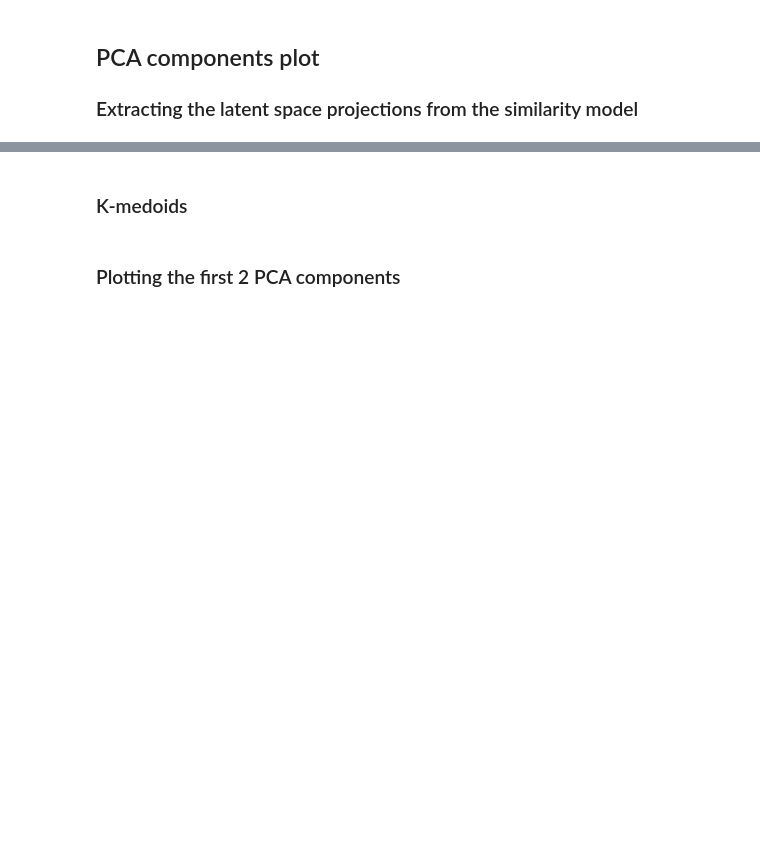
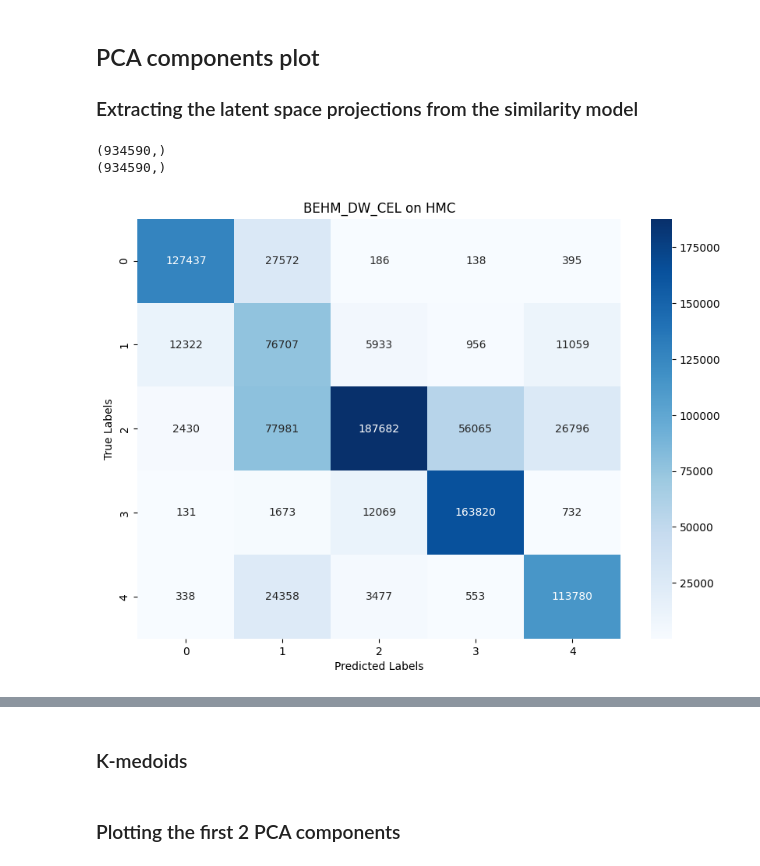
Before and after one commit to EmanueleTinghi/physioex, a Jupyter notebook: examples/latent_space_visualization.ipynb, the cells around one changed output, grey strips where cells are left out. Drawn from its saved outputs; the diff is of its cells as text; code cells hidden in the pictures; blank space fills up the shorter version.

```diff
--- a/examples/latent_space_visualization.ipynb
+++ b/examples/latent_space_visualization.ipynb
@@ -161,10 +114,10 @@ seqsleepnet_model_MSM_EW.eval()
 # %%
-path_ep_scl_BEHM_EW = "/home/tinghi/physioex/models/behm_oneweight/ssn_ep_scl/fold=-1-epoch=10-step=17070-val_acc=0.81.ckpt"
+path_ep_scl_HMC_BEHM_DW_CEL = "/home/tinghi/physioex/models/HMC_BEHM_DW_CEL/ssn_ep_scl/fold=-1-epoch=16-step=11624-val_acc=0.72.ckpt"
 # First, load the model without strict argument
-seqsleepnet_model_BEHM_EW = load_pretrained_model("seqsleepnet", in_channels=1, sequence_length=21, loss="scl", ckpt_path=path_ep_scl_BEHM_EW)
+seqsleepnet_model_HMC_BEHM_DW_CEL = load_pretrained_model("seqsleepnet_epochscl", in_channels=1, sequence_length=21, loss_params={"class_weights": torch.tensor([7.6, 15, 2.1, 9, 6])} ,loss="scl_behm", ckpt_path=path_ep_scl_HMC_BEHM_DW_CEL)
 # Then, load the checkpoint with strict=False
-checkpoint = torch.load(path_ep_scl_BEHM_EW, map_location='cuda')
-seqsleepnet_model_BEHM_EW.load_state_dict(checkpoint['state_dict'], strict=False)
+checkpoint = torch.load(path_ep_scl_HMC_BEHM_DW_CEL, map_location='cuda')
+seqsleepnet_model_HMC_BEHM_DW_CEL.load_state_dict(checkpoint['state_dict'], strict=False)
 
 # Set the model to evaluation mode
-seqsleepnet_model_BEHM_EW.eval()
+seqsleepnet_model_HMC_BEHM_DW_CEL.eval()
@@ -234,27 +145,3 @@ ax2.set_title('Spectrogram 2')
-# %%
-# Get the train dataloader
-train_dataloader = datamodule.train_dataloader()
-
-# Create an iterator from the dataloader
-train_dataloader_iter = iter(train_dataloader)
-
-# Get the first element
-first_element = next(train_dataloader_iter)
-
-# Print the first element
-print(first_element)
-# %%
-# Get the train dataloader
-train_dataloader = datamodule.train_dataloader()
-
-# Create an iterator from the dataloader
-train_dataloader_iter = iter(train_dataloader)
-
-# Get the first element
-first_element = next(train_dataloader_iter)
-
-# Print the first element
-print(first_element)
 # %% [markdown]
 ## PCA components plot
 
@@ -266,23 +153,27 @@ seqsleepnet_conc_model
 seqsleepnet_epoch_model
 # %%
 train_projections, y_train_true, y_train_pred = compute_projections(
-    seqsleepnet_model_BEHM_EW, datamodule, contr=False
+    seqsleepnet_model_HMC_BEHM_DW_CEL, datamodule, contr=False
 )
 preds_snn = np.argmax(y_train_pred, axis=1)
 # %%
 from sklearn.metrics import confusion_matrix
 import seaborn as sns
 import matplotlib.pyplot as plt
 print(y_train_true.shape)
 print(preds_snn.shape)
 
 conf_matrix = confusion_matrix(y_train_true, preds_snn)
 
 # Plot the confusion matrix
 plt.figure(figsize=(10, 7))
 sns.heatmap(conf_matrix, annot=True, fmt='d', cmap='Blues')
 plt.xlabel('Predicted Labels')
 plt.ylabel('True Labels')
-plt.title('Confusion Matrix for BatchEasyHardMiner with Different Weights')
+plt.title('BEHM_DW_CEL on HMC')
 plt.show()
+# %% [output]
+(934590,)
+(934590,)
+[figure, added]
 # %%
```
Also changed, not shown: parts of 12 cells of this notebook, 4 other files.
